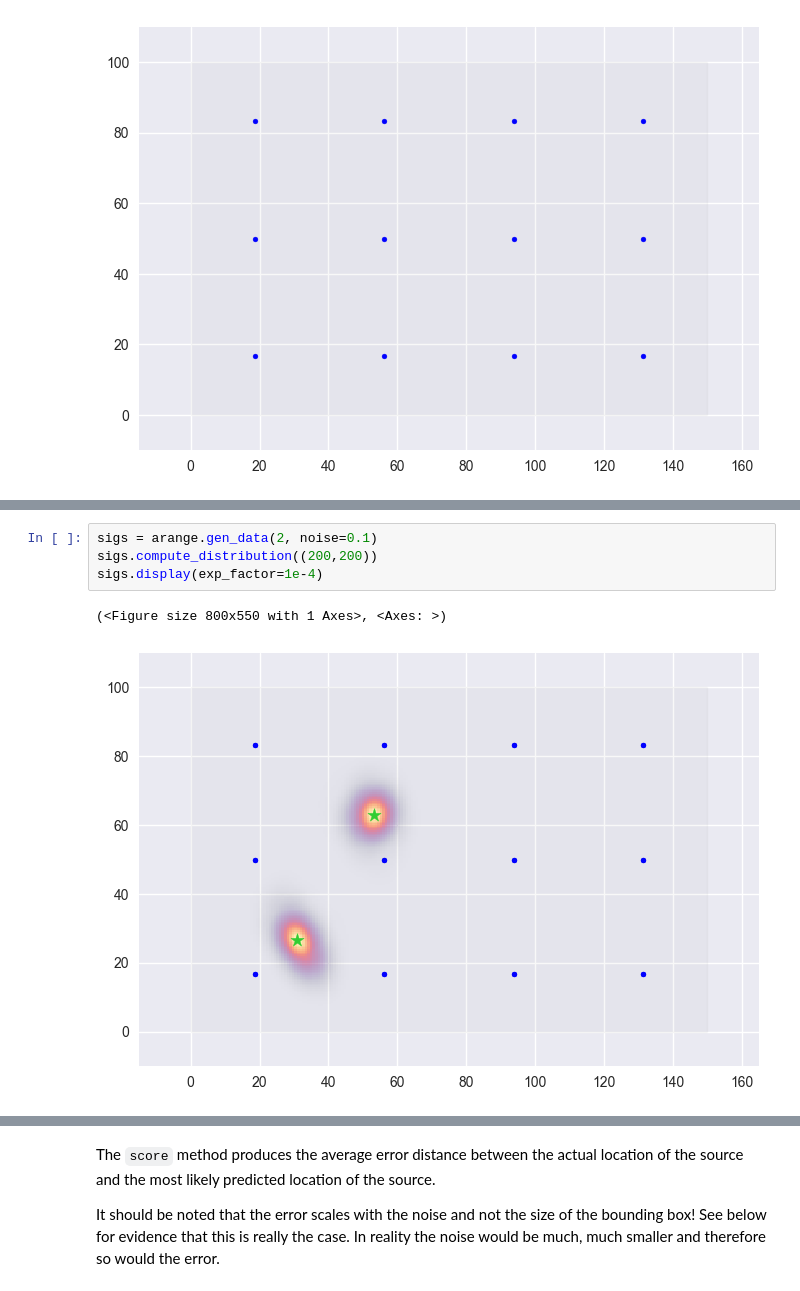
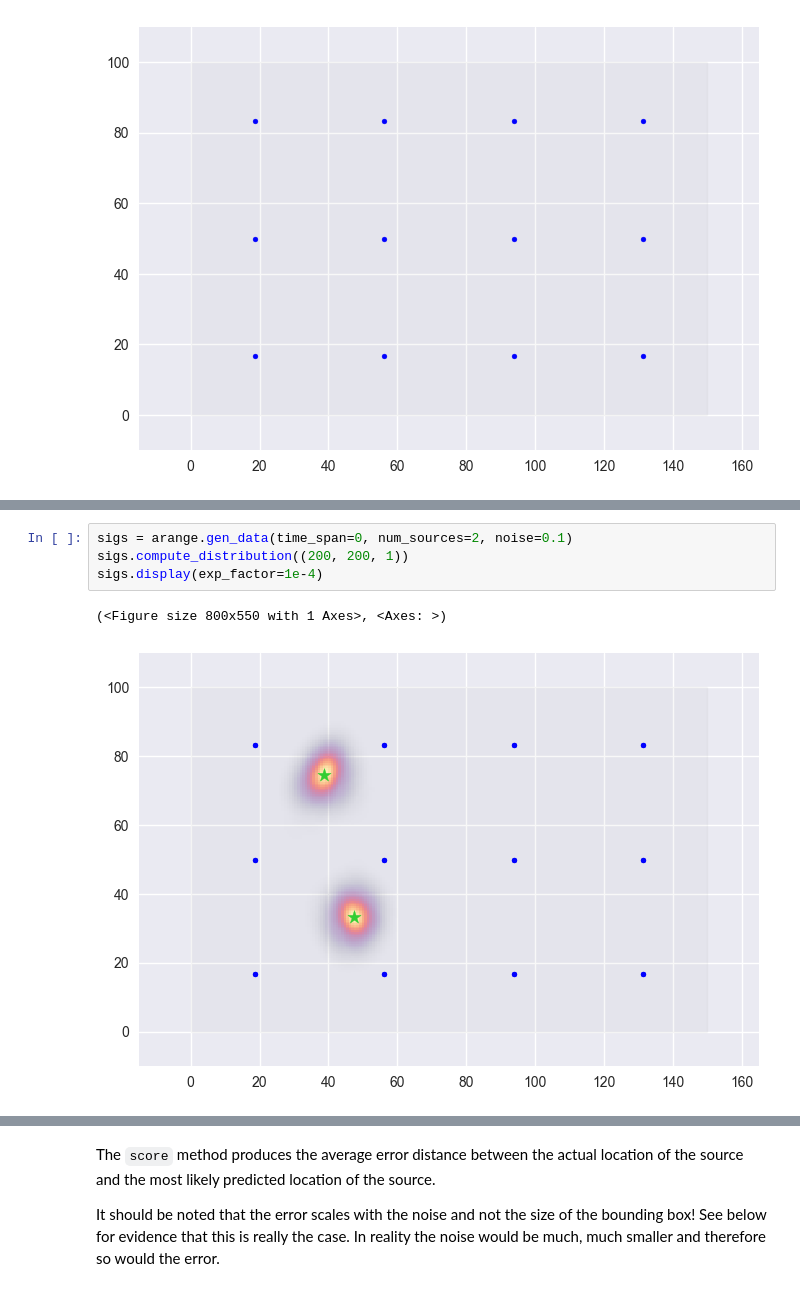
Before and after one commit to noaham/sigsen, a Jupyter notebook: examples/example.ipynb, the cells around one changed output, grey strips where cells are left out. Saved outputs shown, nothing was run; the diff lists cells and outputs as text.

Commit message:
Updated example file. Time example still TODO

```diff
--- a/examples/example.ipynb
+++ b/examples/example.ipynb
@@ -153,7 +165,7 @@ Note: the `display` method contains a parameter `exp_factor` which defaults to `
 # %%
-sigs = arange.gen_data(2, noise=0.1)
-sigs.compute_distribution((200,200))
+sigs = arange.gen_data(time_span=0, num_sources=2, noise=0.1)
+sigs.compute_distribution((200, 200, 1))
 sigs.display(exp_factor=1e-4)
 # %% [output]
 (<Figure size 800x550 with 1 Axes>, <Axes: >)
-[figure, old version]
+[figure, new version]
```
Also changed, not shown: parts of 17 cells of this notebook, 3 other files.
